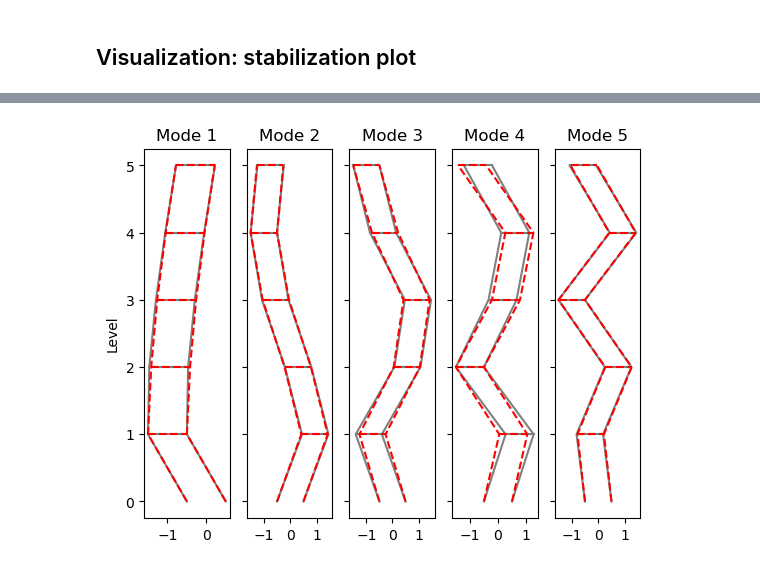
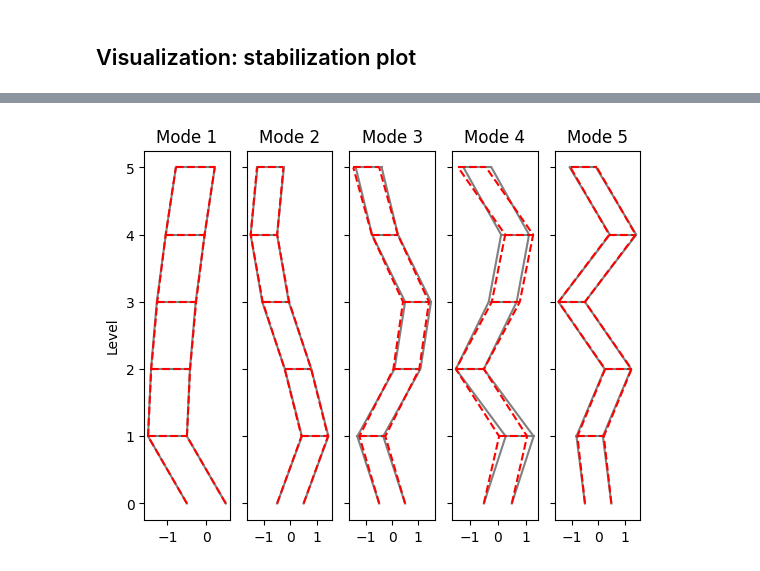
Before and after one commit to knutankv/koma, a Jupyter notebook: examples/Cov-SSI - Shear frame (precomputed data).ipynb, the cells around one changed output, grey strips where cells are left out. Cells and saved outputs as stored; diff of their text form; code cells hidden in the pictures.

```diff
--- a/examples/Cov-SSI - Shear frame (precomputed data).ipynb
+++ b/examples/Cov-SSI - Shear frame (precomputed data).ipynb
@@ -110,0 +138,5 @@ FigureWidget({
+# %%
+%matplotlib qt
+stab_plotter = koma.plot.StabPlotter(lambd_stab, orders_stab, phi=phi_stab, freq_unit='hz', damped_freq=False, annotate_hover=True)
+fig = stab_plotter.get_fig()
+phi_sel, fn_sel, xi_sel = stab_plotter.phi, stab_plotter.fn, stab_plotter.xi
@@ -111,8 +147,8 @@ FigureWidget({
 # %%
 # For plot below poles with indices 1, 7, 19, 39, 69 are picked in plot above
 # This differs from simulation to simulation due to the noise that is added.
 
-phi_plot = phi_stab[:, [1, 7, 19, 39, 69]]
-fig, ax = plot_all_modes(levels, phi_ref, phi_plot)
+fig, ax = plot_all_modes(levels, np.real(phi_ref), np.real(phi_sel))
+display(fig)
 # %% [output]
-[figure, old version]
+[figure, new version]
```
Also changed, not shown: parts of 7 cells of this notebook, 6 other files.
